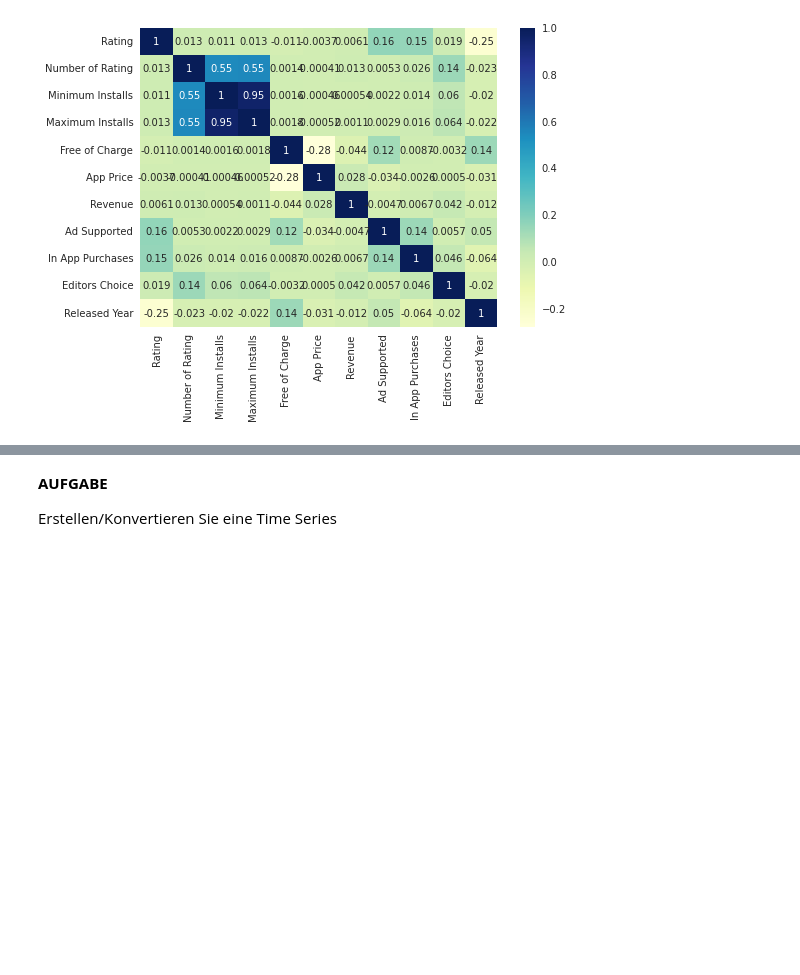
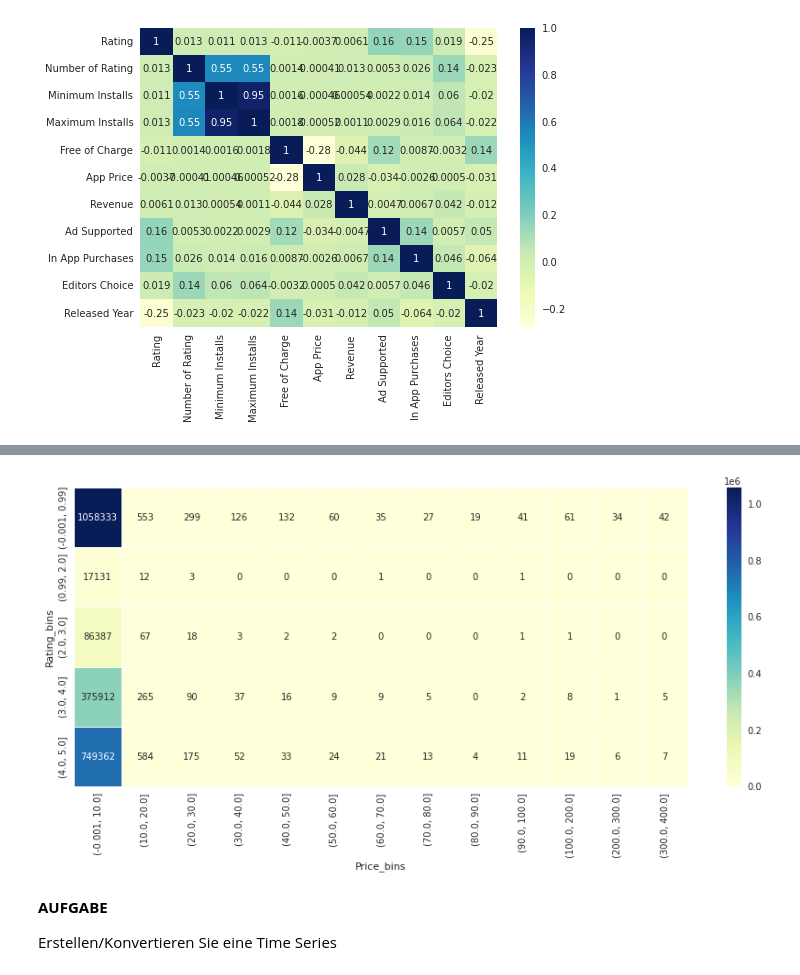
Before and after one commit to Wangi2901/data-analytics, a Jupyter notebook: GooglePlaystore-Huong.ipynb, the cells around one changed output, grey strips where cells are left out. Saved outputs shown, nothing was run; the diff lists cells and outputs as text; code cells hidden in the pictures; blank space fills up the shorter version.

Commit message:
Req4 completed
completed the requirements
description and meaning of correlation/graphs are missing

```diff
--- a/GooglePlaystore-Huong.ipynb
+++ b/GooglePlaystore-Huong.ipynb
@@ -917,3 +917,6 @@ sns.heatmap(apps.corr(), annot = True, fmt='.2g',cmap= 'YlGnBu')
 plt.show()
 # %% [output]
 [figure]
+# %%
+two_bins = apps.pivot_table(index='Rating_bins', columns='Price_bins', values='App Id', aggfunc='count', fill_value=0)
+two_bins.head()
@@ -920,3 +931,10 @@ plt.show()
+# %%
+# Erstellen der Heatmap
+plt.figure(figsize=(15,6))
+sns.heatmap(two_bins, annot=True, fmt='d', linewidths=.5,cmap="YlGnBu")
+plt.show()
+# %% [output]
+[figure, added]
 # %% [markdown]
 **AUFGABE**
 
```
Also changed, not shown: parts of 1 cell of this notebook.
